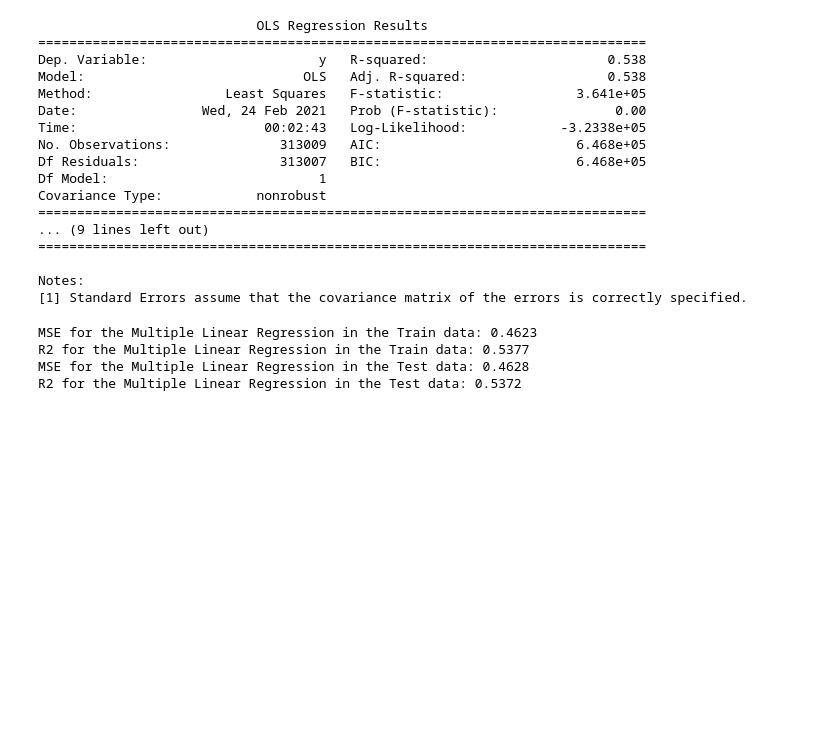
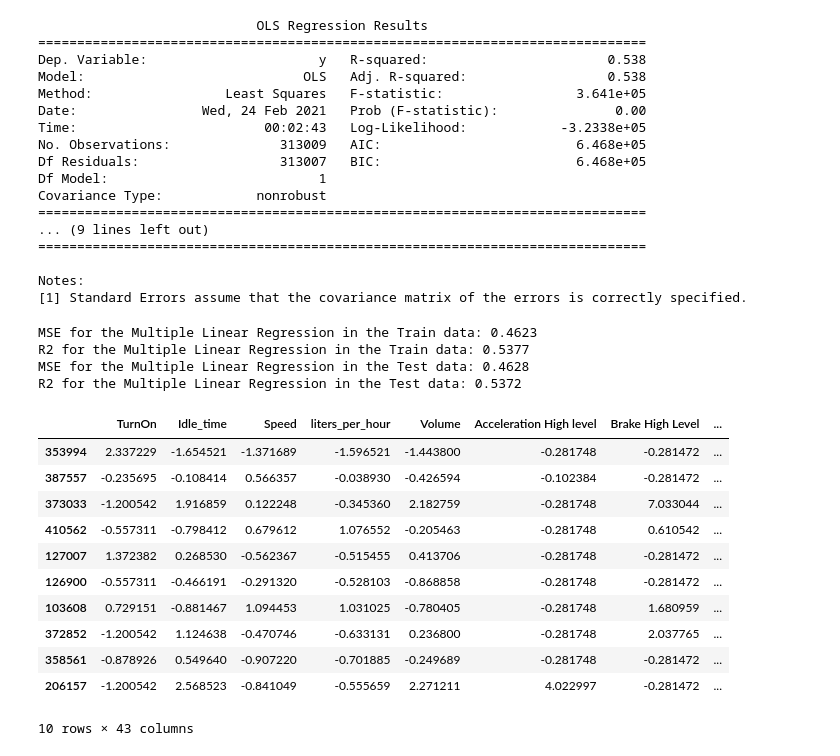
Before and after one commit to rgamerosl/capstone-project, a Jupyter notebook: final_remarks.ipynb, the cells around one changed output. Saved outputs shown, nothing was run; the diff lists cells and outputs as text; code cells hidden in the pictures; blank space fills up the shorter version.

```diff
--- a/final_remarks.ipynb
+++ b/final_remarks.ipynb
@@ -518,0 +523,20 @@ R2 for the Multiple Linear Regression in the Test data: 0.5372
+# %%
+col_indexes = data.columns[0:20]
+### Standarize numerical variables in Train Set
+scaler = StandardScaler()
+data_train_scale = data_train.copy(deep=True)
+data_train_scale[col_indexes] = scaler.fit_transform(data_train[col_indexes].to_numpy())
+display(data_train_scale.head(10))
+# %% [output]
+|  | TurnOn | Idle_time | Speed | liters_per_hour | Volume | Acceleration High level | Brake High Level | ... |
+| 353994 | 2.337229 | -1.654521 | -1.371689 | -1.596521 | -1.443800 | -0.281748 | -0.281472 | ... |
+| 387557 | -0.235695 | -0.108414 | 0.566357 | -0.038930 | -0.426594 | -0.102384 | -0.281472 | ... |
+| 373033 | -1.200542 | 1.916859 | 0.122248 | -0.345360 | 2.182759 | -0.281748 | 7.033044 | ... |
+| 410562 | -0.557311 | -0.798412 | 0.679612 | 1.076552 | -0.205463 | -0.281748 | 0.610542 | ... |
+| 127007 | 1.372382 | 0.268530 | -0.562367 | -0.515455 | 0.413706 | -0.281748 | -0.281472 | ... |
+| 126900 | -0.557311 | -0.466191 | -0.291320 | -0.528103 | -0.868858 | -0.281748 | -0.281472 | ... |
+| 103608 | 0.729151 | -0.881467 | 1.094453 | 1.031025 | -0.780405 | -0.281748 | 1.680959 | ... |
+| 372852 | -1.200542 | 1.124638 | -0.470746 | -0.633131 | 0.236800 | -0.281748 | 2.037765 | ... |
+| 358561 | -0.878926 | 0.549640 | -0.907220 | -0.701885 | -0.249689 | -0.281748 | -0.281472 | ... |
+| 206157 | -1.200542 | 2.568523 | -0.841049 | -0.555659 | 2.271211 | 4.022997 | -0.281472 | ... |
+10 rows × 43 columns
```
Also changed, not shown: parts of 12 cells of this notebook.
